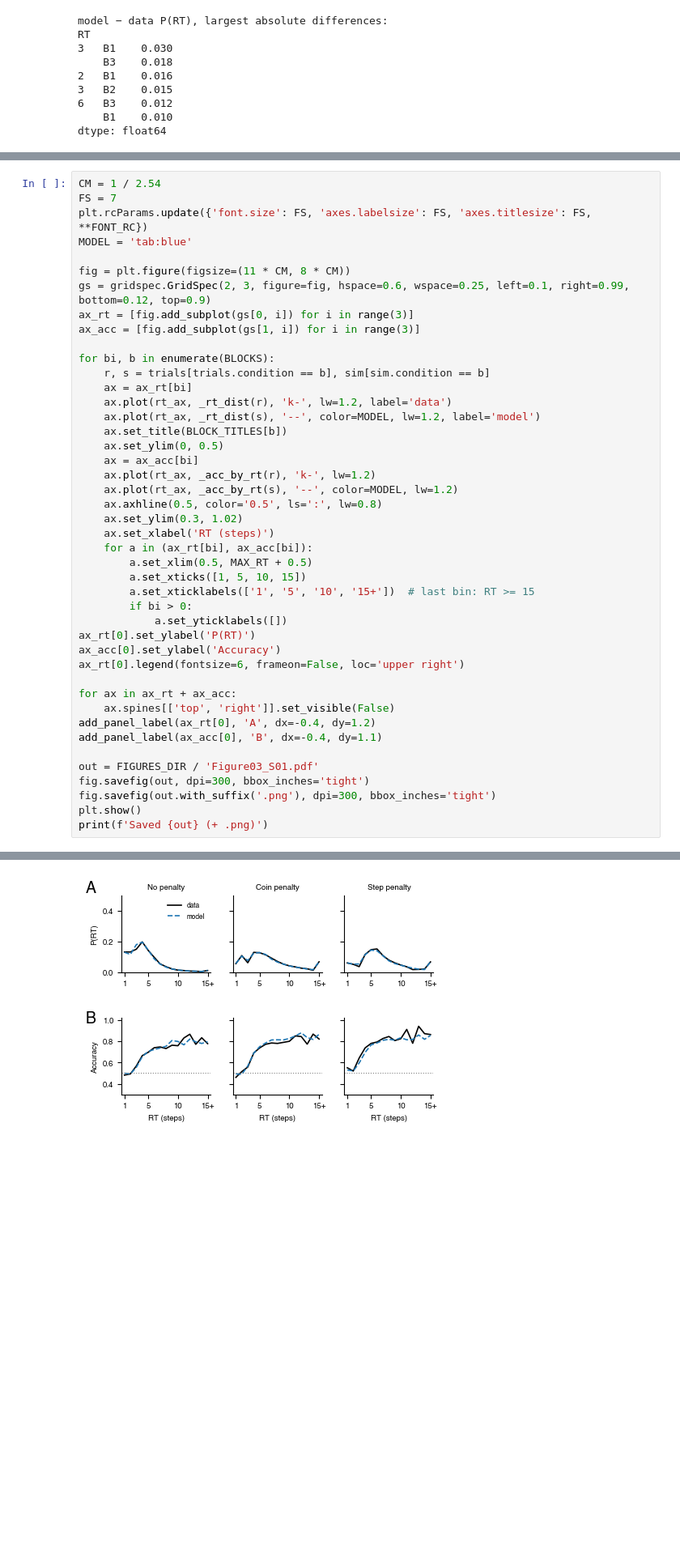
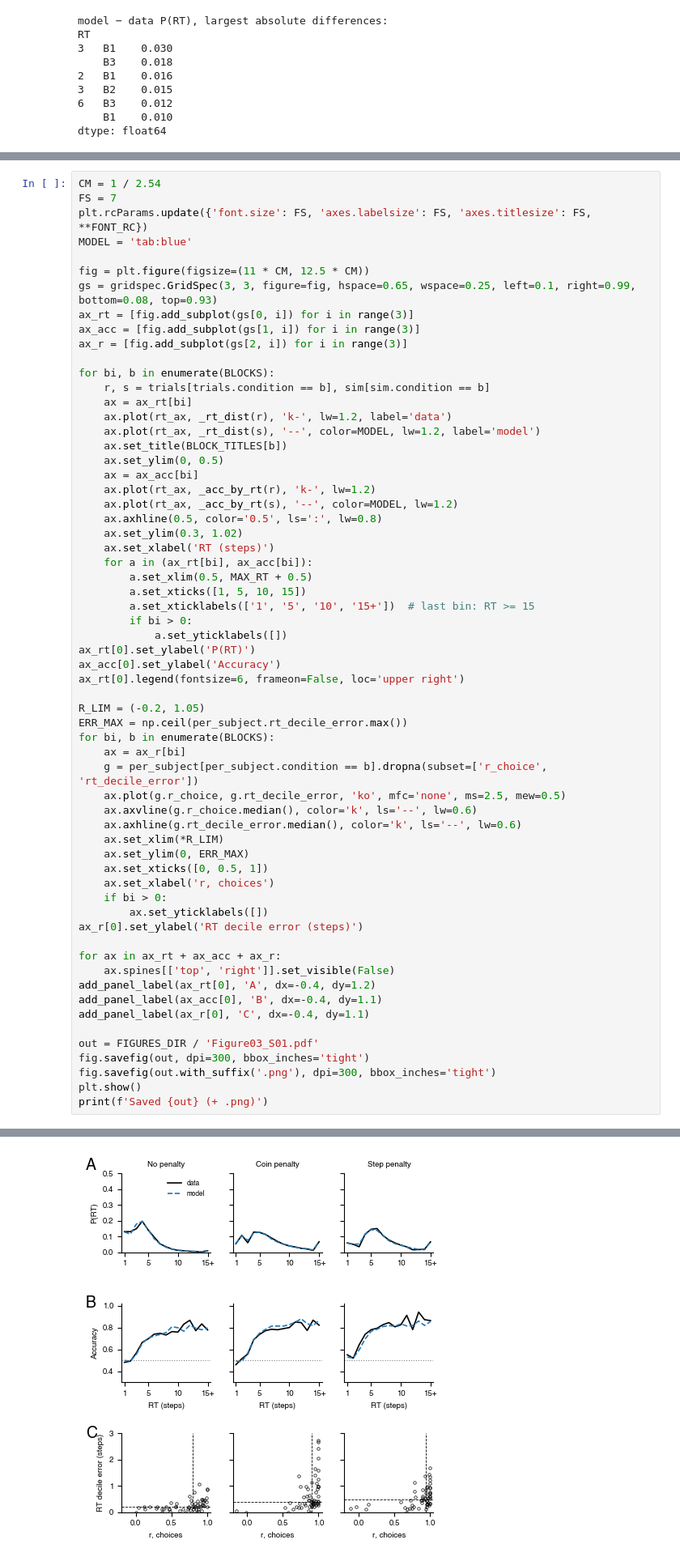
Before and after one commit to TheGoldLab/ms_2026_kalburge_etal_elife, a Jupyter notebook: notebooks/Figure03S01_modelFitQuality.ipynb, the cells around one changed output, grey strips where cells are left out. Shown at 81% size. Saved outputs shown, nothing was run; the diff lists cells and outputs as text; blank space fills up the shorter version.

Commit message:
Figure03S01: per-subject fit (choice correlation vs. RT decile error)
Co-Authored-By: Claude Opus 5.5 <noreply@anthropic.com>

```diff
--- a/notebooks/Figure03S01_modelFitQuality.ipynb
+++ b/notebooks/Figure03S01_modelFitQuality.ipynb
@@ -95,10 +161,11 @@ FS = 7
 plt.rcParams.update({'font.size': FS, 'axes.labelsize': FS, 'axes.titlesize': FS, **FONT_RC})
 MODEL = 'tab:blue'
 
-fig = plt.figure(figsize=(11 * CM, 8 * CM))
-gs = gridspec.GridSpec(2, 3, figure=fig, hspace=0.6, wspace=0.25, left=0.1, right=0.99, bottom=0.12, top=0.9)
+fig = plt.figure(figsize=(11 * CM, 12.5 * CM))
+gs = gridspec.GridSpec(3, 3, figure=fig, hspace=0.65, wspace=0.25, left=0.1, right=0.99, bottom=0.08, top=0.93)
 ax_rt = [fig.add_subplot(gs[0, i]) for i in range(3)]
 ax_acc = [fig.add_subplot(gs[1, i]) for i in range(3)]
+ax_r = [fig.add_subplot(gs[2, i]) for i in range(3)]
 
 for bi, b in enumerate(BLOCKS):
     r, s = trials[trials.condition == b], sim[sim.condition == b]
@@ -108,35 +175,52 @@ for bi, b in enumerate(BLOCKS):
     ax.set_title(BLOCK_TITLES[b])
     ax.set_ylim(0, 0.5)
     ax = ax_acc[bi]
     ax.plot(rt_ax, _acc_by_rt(r), 'k-', lw=1.2)
     ax.plot(rt_ax, _acc_by_rt(s), '--', color=MODEL, lw=1.2)
     ax.axhline(0.5, color='0.5', ls=':', lw=0.8)
     ax.set_ylim(0.3, 1.02)
     ax.set_xlabel('RT (steps)')
     for a in (ax_rt[bi], ax_acc[bi]):
         a.set_xlim(0.5, MAX_RT + 0.5)
         a.set_xticks([1, 5, 10, 15])
         a.set_xticklabels(['1', '5', '10', '15+'])  # last bin: RT >= 15
         if bi > 0:
             a.set_yticklabels([])
 ax_rt[0].set_ylabel('P(RT)')
 ax_acc[0].set_ylabel('Accuracy')
 ax_rt[0].legend(fontsize=6, frameon=False, loc='upper right')
 
-for ax in ax_rt + ax_acc:
+R_LIM = (-0.2, 1.05)
+ERR_MAX = np.ceil(per_subject.rt_decile_error.max())
+for bi, b in enumerate(BLOCKS):
+    ax = ax_r[bi]
+    g = per_subject[per_subject.condition == b].dropna(subset=['r_choice', 'rt_decile_error'])
+    ax.plot(g.r_choice, g.rt_decile_error, 'ko', mfc='none', ms=2.5, mew=0.5)
+    ax.axvline(g.r_choice.median(), color='k', ls='--', lw=0.6)
+    ax.axhline(g.rt_decile_error.median(), color='k', ls='--', lw=0.6)
+    ax.set_xlim(*R_LIM)
+    ax.set_ylim(0, ERR_MAX)
+    ax.set_xticks([0, 0.5, 1])
+    ax.set_xlabel('r, choices')
+    if bi > 0:
+        ax.set_yticklabels([])
+ax_r[0].set_ylabel('RT decile error (steps)')
+
+for ax in ax_rt + ax_acc + ax_r:
     ax.spines[['top', 'right']].set_visible(False)
 add_panel_label(ax_rt[0], 'A', dx=-0.4, dy=1.2)
 add_panel_label(ax_acc[0], 'B', dx=-0.4, dy=1.1)
+add_panel_label(ax_r[0], 'C', dx=-0.4, dy=1.1)
 
 out = FIGURES_DIR / 'Figure03_S01.pdf'
 fig.savefig(out, dpi=300, bbox_inches='tight')
 fig.savefig(out.with_suffix('.png'), dpi=300, bbox_inches='tight')
 plt.show()
 print(f'Saved {out} (+ .png)')
 # %% [output]
 1 extra bytes in post.stringData array
 'created' timestamp seems very low; regarding as unix timestamp
-[figure, old version]
+[figure, new version]
 Saved /Users/jigold/Library/CloudStorage/Box-Box/GoldLab/Projects/2025_Pigeon/Figures/Figure03_S01.pdf (+ .png)
 # %% [markdown]
 ## Interpretation
```
Also changed, not shown: parts of 3 cells of this notebook.
